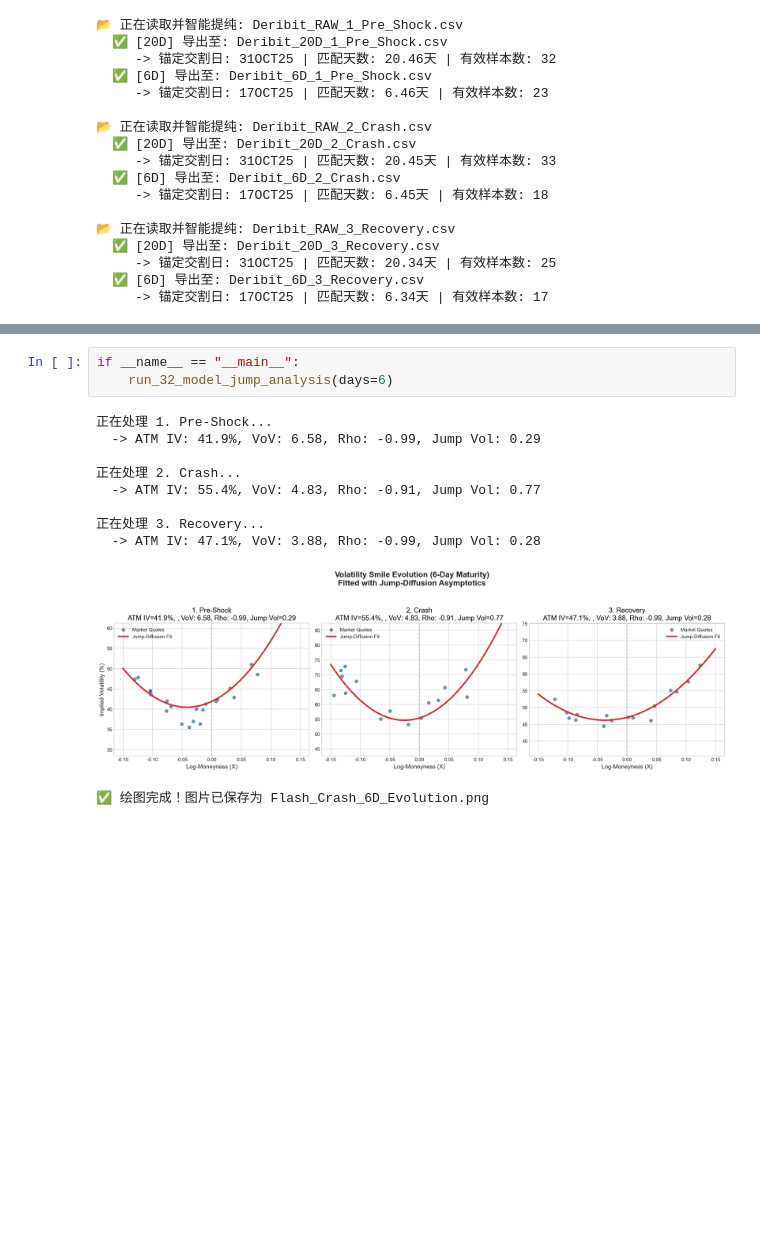
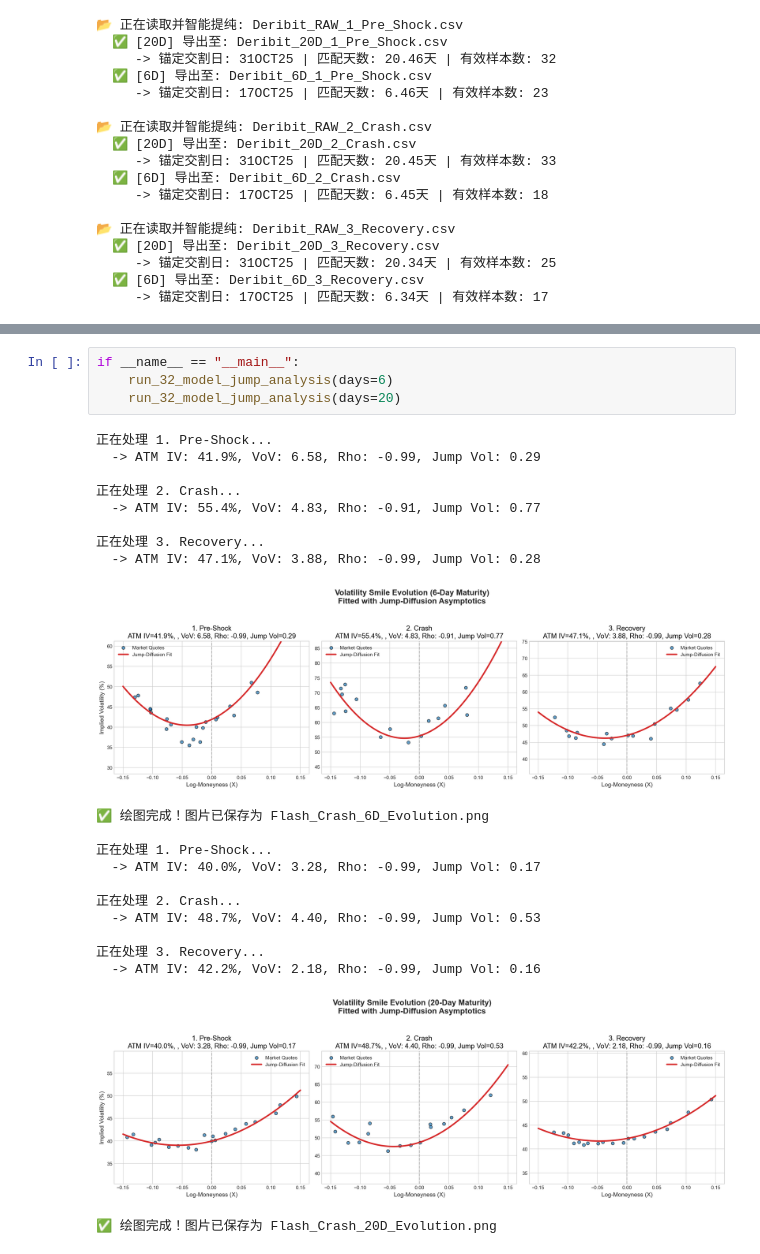
Before and after one commit to Lonelygarden/Project_sv32_EMC, a Jupyter notebook: market_callibration_sv32.ipynb, the cells around one changed output, grey strips where cells are left out. Saved outputs shown, nothing was run; the diff lists cells and outputs as text; blank space fills up the shorter version.

```diff
--- a/market_callibration_sv32.ipynb
+++ b/market_callibration_sv32.ipynb
@@ -170,14 +167,26 @@ if __name__ == "__main__":
 # %%
 if __name__ == "__main__":
     run_32_model_jump_analysis(days=6)
+    run_32_model_jump_analysis(days=20)
 # %% [output]
 正在处理 1. Pre-Shock...
   -> ATM IV: 41.9%, VoV: 6.58, Rho: -0.99, Jump Vol: 0.29
 
 正在处理 2. Crash...
   -> ATM IV: 55.4%, VoV: 4.83, Rho: -0.91, Jump Vol: 0.77
 
 正在处理 3. Recovery...
   -> ATM IV: 47.1%, VoV: 3.88, Rho: -0.99, Jump Vol: 0.28
 [figure]
 ✅ 绘图完成！图片已保存为 Flash_Crash_6D_Evolution.png
+
+正在处理 1. Pre-Shock...
+  -> ATM IV: 40.0%, VoV: 3.28, Rho: -0.99, Jump Vol: 0.17
+
+正在处理 2. Crash...
+  -> ATM IV: 48.7%, VoV: 4.40, Rho: -0.99, Jump Vol: 0.53
+
+正在处理 3. Recovery...
+  -> ATM IV: 42.2%, VoV: 2.18, Rho: -0.99, Jump Vol: 0.16
+[figure, added]
+✅ 绘图完成！图片已保存为 Flash_Crash_20D_Evolution.png
```
Also changed, not shown: parts of 3 cells of this notebook, 9 other files.
